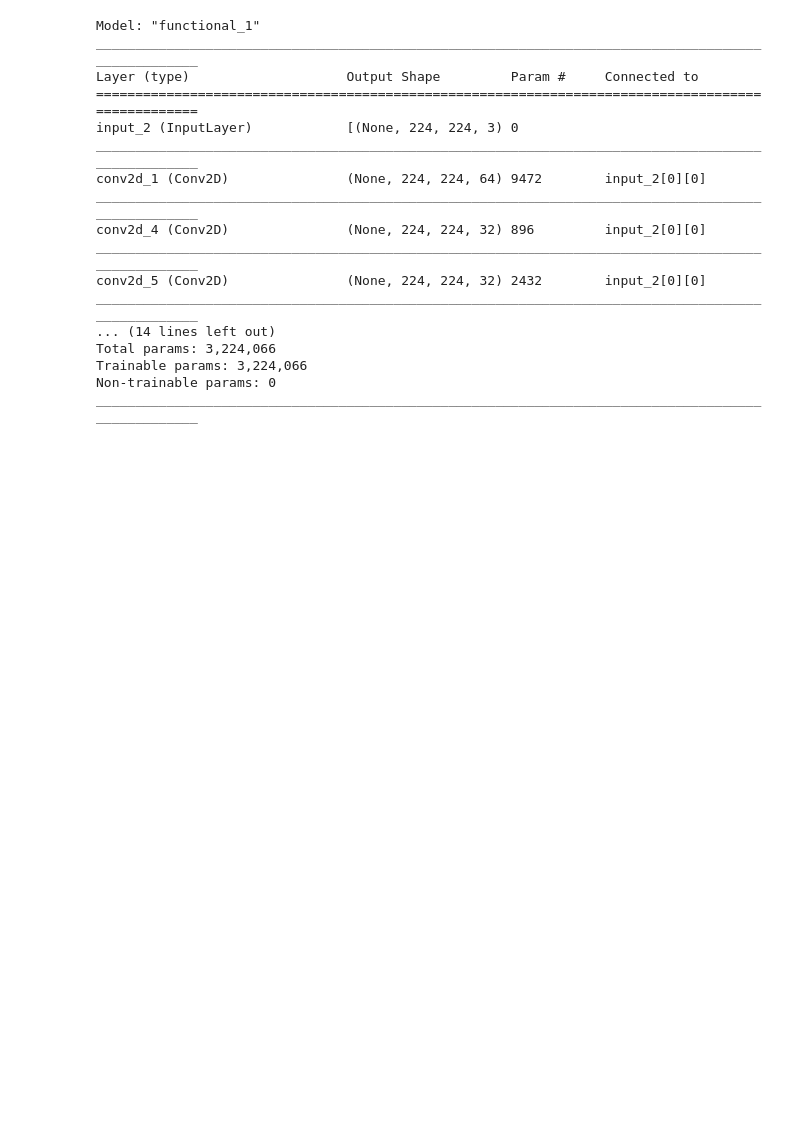
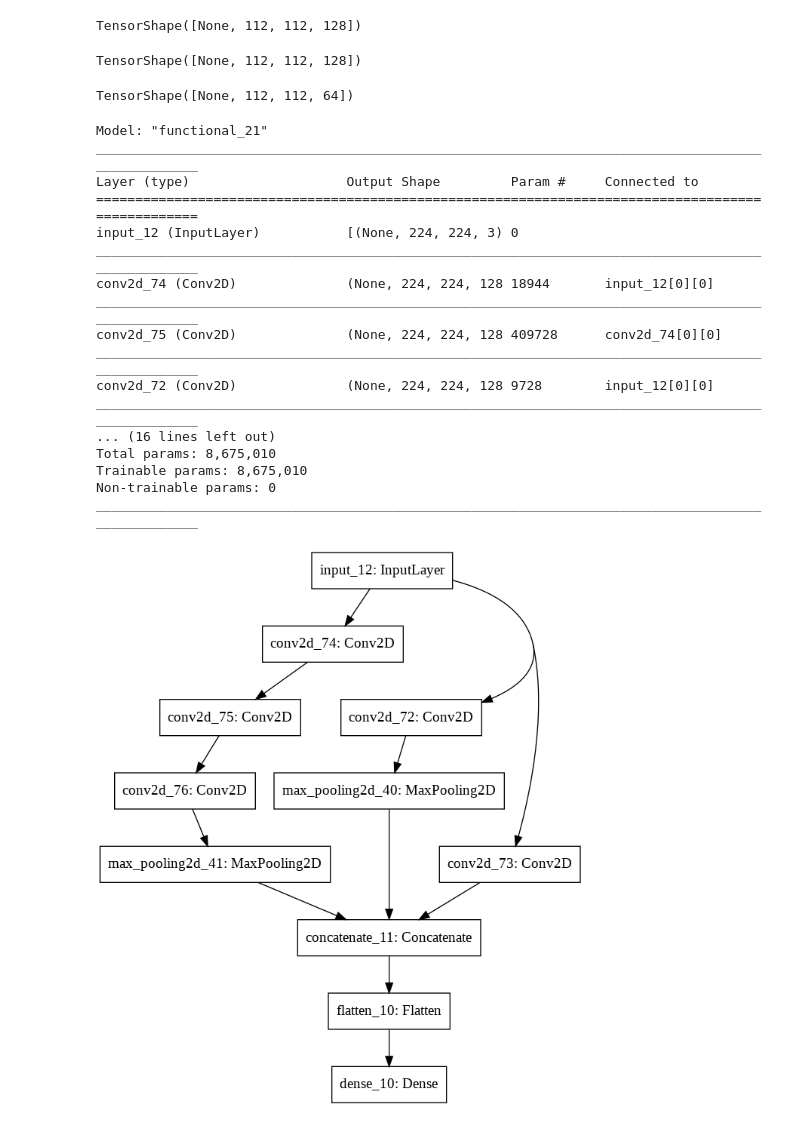
Before and after one commit to YoonHyeJu/DL_Study, a Jupyter notebook: Inception_module.ipynb, the cells around one changed output. Cells and saved outputs as stored; diff of their text form; code cells hidden in the pictures; blank space fills up the shorter version.

```diff
--- a/Inception_module.ipynb
+++ b/Inception_module.ipynb
@@ -14,39 +14,54 @@ input_ = layers.Input(shape=input_shape)
 x = Conv2D(64, kernel_size=(7,7), padding = 'same', activation='relu')(input_)
 x = MaxPooling2D(padding='same')(x)
 
-y = Conv2D(128, kernel_size=(5,5), strides=(1,1), padding = 'same', activation='relu')(input_)
-y = MaxPooling2D()(y)
-y = Conv2D(64, kernel_size=(3,3), strides=(1,1), padding = 'same', activation='relu')(input_)
-y = MaxPooling2D()(y)
-y = Conv2D(32, kernel_size=(3,3), strides=(1,1), padding = 'same', activation='relu')(input_)
-y = MaxPooling2D()(y)
+y1 = Conv2D(128, kernel_size=(5,5), strides=(1,1), padding = 'same', activation='relu')(input_)
+y1 = MaxPooling2D()(y1)
 
-z = Conv2D(32, kernel_size=(5,5), strides=(1,1), padding='same', activation='relu')(input_)
-z = AveragePooling2D()(z)
+y2 = Conv2D(128, kernel_size=(3,3), strides=(2,2), padding = 'same', activation='relu')(input_)
 
-concat_ = Concatenate()([x,y,z])
+y3 = Conv2D(128, kernel_size=(7,7), strides=(1,1), padding = 'same', activation='relu')(input_)
+y3 = Conv2D(128, kernel_size=(5,5), strides=(1,1), padding = 'same', activation='relu')(y3)
+y3 = Conv2D(64, kernel_size=(5,5), strides=(1,1), padding = 'same', activation='relu')(y3)
+y3 = MaxPooling2D()(y3)
+
+#z = Conv2D(32, kernel_size=(5,5), strides=(1,1), padding='same', activation='relu')(input_)
+#z = AveragePooling2D()(z)
+
+concat_ = Concatenate()([y1, y2, y3])
 
 output_ = Flatten()(concat_)
 output_ = Dense(2, activation='sigmoid')(output_)
 
 model = Model(input_, output_)
+# %%
+y1.shape
+# %% [output]
+TensorShape([None, 112, 112, 128])
+# %%
+y2.shape
+# %% [output]
+TensorShape([None, 112, 112, 128])
+# %%
+y3.shape
+# %% [output]
+TensorShape([None, 112, 112, 64])
 # %%
 model.summary()
 # %% [output]
-Model: "functional_1"
+Model: "functional_21"
 __________________________________________________________________________________________________
 Layer (type)                    Output Shape         Param #     Connected to
 ==================================================================================================
-input_2 (InputLayer)            [(None, 224, 224, 3) 0
+input_12 (InputLayer)           [(None, 224, 224, 3) 0
 __________________________________________________________________________________________________
-conv2d_1 (Conv2D)               (None, 224, 224, 64) 9472        input_2[0][0]
+conv2d_74 (Conv2D)              (None, 224, 224, 128 18944       input_12[0][0]
 __________________________________________________________________________________________________
-conv2d_4 (Conv2D)               (None, 224, 224, 32) 896         input_2[0][0]
+conv2d_75 (Conv2D)              (None, 224, 224, 128 409728      conv2d_74[0][0]
 __________________________________________________________________________________________________
-conv2d_5 (Conv2D)               (None, 224, 224, 32) 2432        input_2[0][0]
+conv2d_72 (Conv2D)              (None, 224, 224, 128 9728        input_12[0][0]
 __________________________________________________________________________________________________
-... (14 lines left out)
-Total params: 3,224,066
-Trainable params: 3,224,066
+... (16 lines left out)
+Total params: 8,675,010
+Trainable params: 8,675,010
 Non-trainable params: 0
 __________________________________________________________________________________________________
@@ -52,0 +70,4 @@ ________________________________________________________________________________
+# %%
+plot_model(model)
+# %% [output]
+[figure, added]
```
Also changed, not shown: parts of 1 cell of this notebook.
